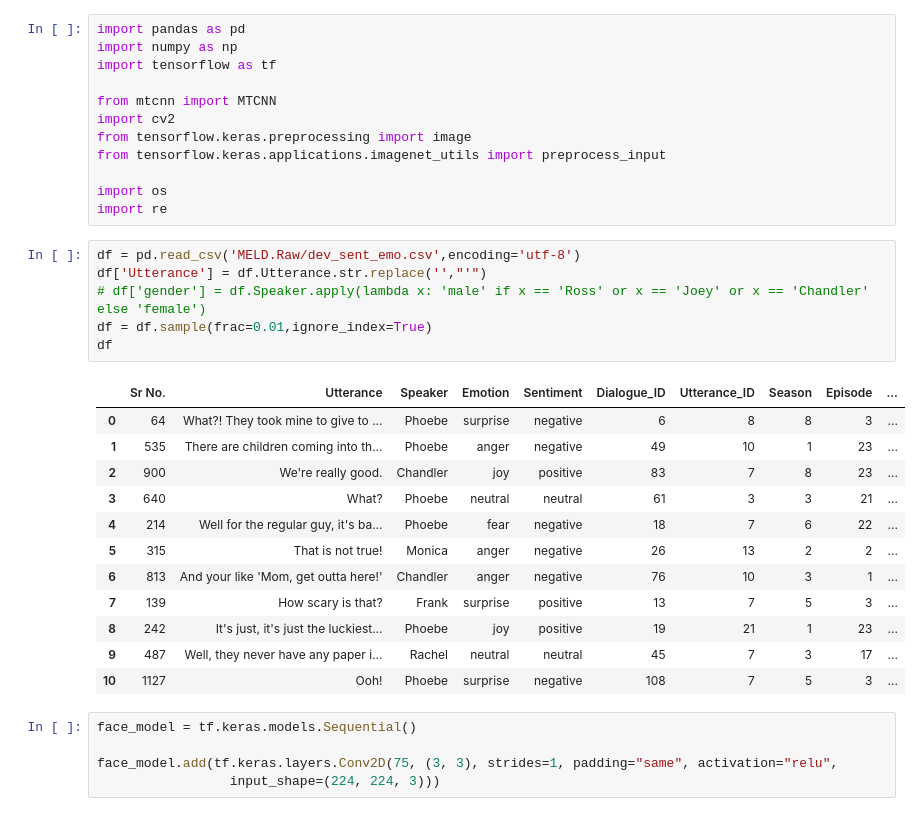
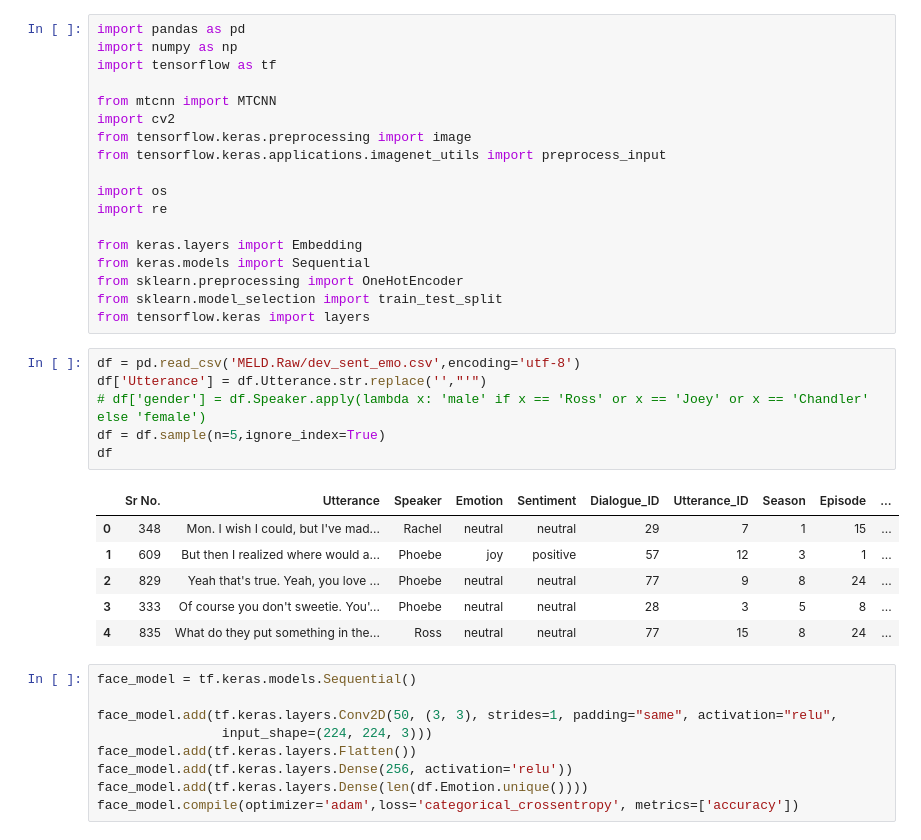
Before and after one commit to isevr/TVEmotion, a Jupyter notebook: fusion.ipynb, the cells around one changed output. Drawn from its saved outputs; the diff is of its cells as text.

```diff
--- a/fusion.ipynb
+++ b/fusion.ipynb
@@ -10,5 +10,11 @@ from tensorflow.keras.applications.imagenet_utils import preprocess_input
 
 import os
 import re
+
+from keras.layers import Embedding
+from keras.models import Sequential
+from sklearn.preprocessing import OneHotEncoder
+from sklearn.model_selection import train_test_split
+from tensorflow.keras import layers
 # %%
 df = pd.read_csv('MELD.Raw/dev_sent_emo.csv',encoding='utf-8')
@@ -16,21 +22,19 @@
 # df['gender'] = df.Speaker.apply(lambda x: 'male' if x == 'Ross' or x == 'Joey' or x == 'Chandler' else 'female')
-df = df.sample(frac=0.01,ignore_index=True)
+df = df.sample(n=5,ignore_index=True)
 df
 # %% [output]
 |  | Sr No. | Utterance | Speaker | Emotion | Sentiment | Dialogue_ID | Utterance_ID | Season | Episode | ... |
-| 0 | 64 | What?! They took mine to give to ... | Phoebe | surprise | negative | 6 | 8 | 8 | 3 | ... |
-| 1 | 535 | There are children coming into th... | Phoebe | anger | negative | 49 | 10 | 1 | 23 | ... |
-| 2 | 900 | We're really good. | Chandler | joy | positive | 83 | 7 | 8 | 23 | ... |
-| 3 | 640 | What? | Phoebe | neutral | neutral | 61 | 3 | 3 | 21 | ... |
-| 4 | 214 | Well for the regular guy, it's ba... | Phoebe | fear | negative | 18 | 7 | 6 | 22 | ... |
-| 5 | 315 | That is not true! | Monica | anger | negative | 26 | 13 | 2 | 2 | ... |
-| 6 | 813 | And your like 'Mom, get outta here!' | Chandler | anger | negative | 76 | 10 | 3 | 1 | ... |
-| 7 | 139 | How scary is that? | Frank | surprise | positive | 13 | 7 | 5 | 3 | ... |
-| 8 | 242 | It's just, it's just the luckiest... | Phoebe | joy | positive | 19 | 21 | 1 | 23 | ... |
-| 9 | 487 | Well, they never have any paper i... | Rachel | neutral | neutral | 45 | 7 | 3 | 17 | ... |
-| 10 | 1127 | Ooh! | Phoebe | surprise | negative | 108 | 7 | 5 | 3 | ... |
+| 0 | 348 | Mon. I wish I could, but I've mad... | Rachel | neutral | neutral | 29 | 7 | 1 | 15 | ... |
+| 1 | 609 | But then I realized where would a... | Phoebe | joy | positive | 57 | 12 | 3 | 1 | ... |
+| 2 | 829 | Yeah that's true. Yeah, you love ... | Phoebe | neutral | neutral | 77 | 9 | 8 | 24 | ... |
+| 3 | 333 | Of course you don't sweetie. You'... | Phoebe | neutral | neutral | 28 | 3 | 5 | 8 | ... |
+| 4 | 835 | What do they put something in the... | Ross | neutral | neutral | 77 | 15 | 8 | 24 | ... |
 # %%
 face_model = tf.keras.models.Sequential()
 
-face_model.add(tf.keras.layers.Conv2D(75, (3, 3), strides=1, padding="same", activation="relu",
-                 input_shape=(224, 224, 3)))
+face_model.add(tf.keras.layers.Conv2D(50, (3, 3), strides=1, padding="same", activation="relu",
+                input_shape=(224, 224, 3)))
+face_model.add(tf.keras.layers.Flatten())
+face_model.add(tf.keras.layers.Dense(256, activation='relu'))
+face_model.add(tf.keras.layers.Dense(len(df.Emotion.unique())))
+face_model.compile(optimizer='adam',loss='categorical_crossentropy', metrics=['accuracy'])
```
Also changed, not shown: parts of 13 cells of this notebook.
